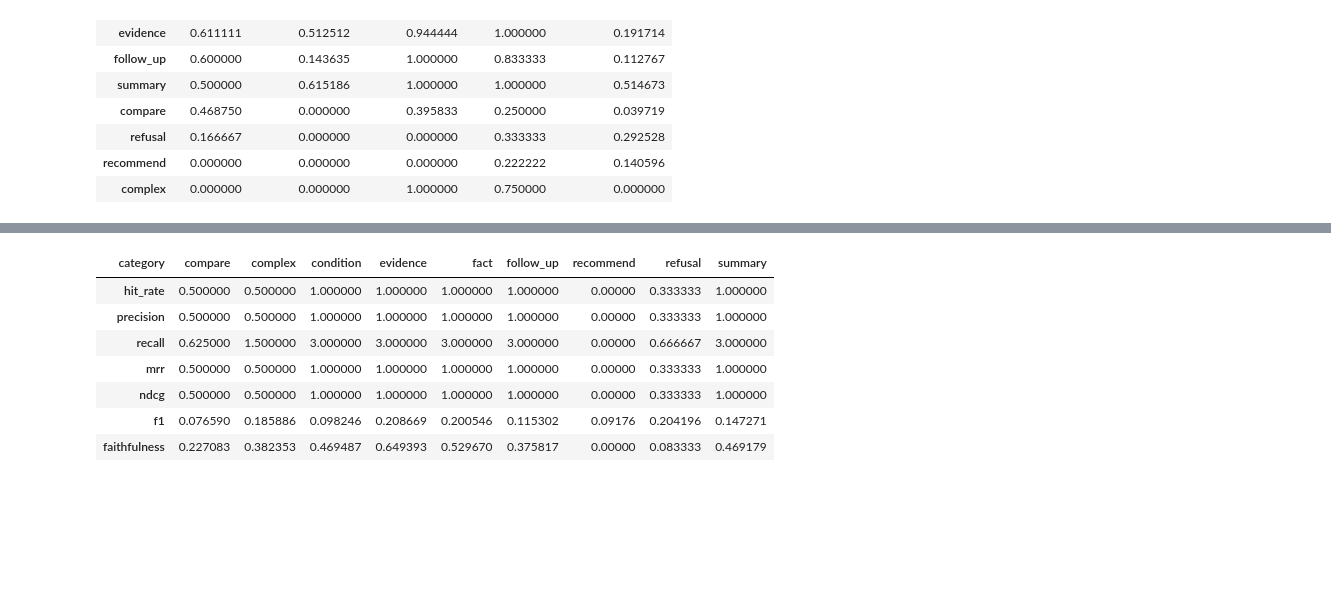
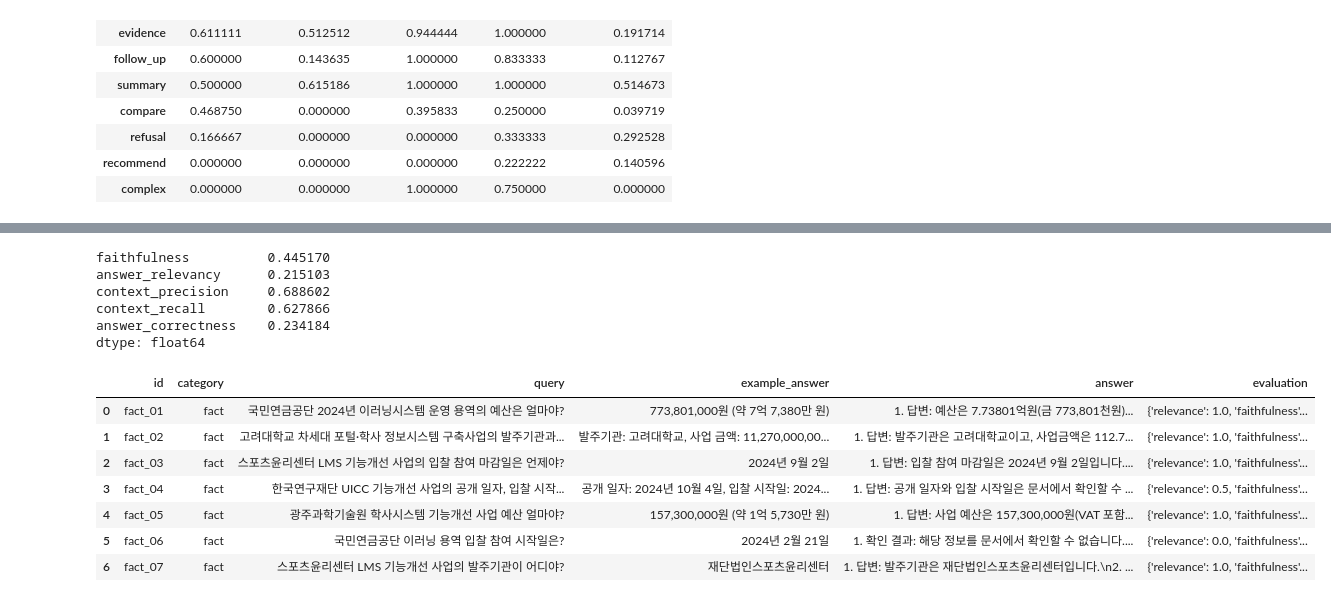
Before and after one commit to BidMind/Bidcoin, a Jupyter notebook: notebooks/03_retrieval_experiments.ipynb, the cells around one changed output, grey strips where cells are left out. Cells and saved outputs as stored; diff of their text form; code cells hidden in the pictures; blank space fills up the shorter version.

```diff
--- a/notebooks/03_retrieval_experiments.ipynb
+++ b/notebooks/03_retrieval_experiments.ipynb
@@ -78,14 +99,21 @@ df_final.to_csv("ragas_scores_by_category.csv", index=False)
+# %%
+df_final.T.mean()
+# %% [output]
+faithfulness          0.445170
+answer_relevancy      0.215103
+context_precision     0.688602
+context_recall        0.627866
+answer_correctness    0.234184
+dtype: float64
 # %%
-df_a = pd.read_json(r"/home/spai0722/Bidcoin/eval_results_20260416_060524.json")
-df_a.drop(columns=['id', 'query', 'example_answer', 'answer'], inplace=True)
-df_b = df_a.groupby('category').apply(lambda x: pd.DataFrame([i for i in x['evaluation']]).fillna(0).mean()).T
-df_b
+df_a = pd.read_json(r"/home/spai0722/Bidcoin/eval_results_20260417_043700.json")
+df_a
 # %% [output]
-| category | compare | complex | condition | evidence | fact | follow_up | recommend | refusal | summary |
-| hit_rate | 0.500000 | 0.500000 | 1.000000 | 1.000000 | 1.000000 | 1.000000 | 0.00000 | 0.333333 | 1.000000 |
-| precision | 0.500000 | 0.500000 | 1.000000 | 1.000000 | 1.000000 | 1.000000 | 0.00000 | 0.333333 | 1.000000 |
-| recall | 0.625000 | 1.500000 | 3.000000 | 3.000000 | 3.000000 | 3.000000 | 0.00000 | 0.666667 | 3.000000 |
-| mrr | 0.500000 | 0.500000 | 1.000000 | 1.000000 | 1.000000 | 1.000000 | 0.00000 | 0.333333 | 1.000000 |
-| ndcg | 0.500000 | 0.500000 | 1.000000 | 1.000000 | 1.000000 | 1.000000 | 0.00000 | 0.333333 | 1.000000 |
-| f1 | 0.076590 | 0.185886 | 0.098246 | 0.208669 | 0.200546 | 0.115302 | 0.09176 | 0.204196 | 0.147271 |
-| faithfulness | 0.227083 | 0.382353 | 0.469487 | 0.649393 | 0.529670 | 0.375817 | 0.00000 | 0.083333 | 0.469179 |
+|  | id | category | query | example_answer | answer | evaluation |
+| 0 | fact_01 | fact | 국민연금공단 2024년 이러닝시스템 운영 용역의 예산은 얼마야? | 773,801,000원 (약 7억 7,380만 원) | 1. 답변: 예산은 7.73801억원(금 773,801천원)... | {'relevance': 1.0, 'faithfulness'... |
+| 1 | fact_02 | fact | 고려대학교 차세대 포털·학사 정보시스템 구축사업의 발주기관과... | 발주기관: 고려대학교, 사업 금액: 11,270,000,00... | 1. 답변: 발주기관은 고려대학교이고, 사업금액은 112.7... | {'relevance': 1.0, 'faithfulness'... |
+| 2 | fact_03 | fact | 스포츠윤리센터 LMS 기능개선 사업의 입찰 참여 마감일은 언제야? | 2024년 9월 2일 | 1. 답변: 입찰 참여 마감일은 2024년 9월 2일입니다.... | {'relevance': 1.0, 'faithfulness'... |
+| 3 | fact_04 | fact | 한국연구재단 UICC 기능개선 사업의 공개 일자, 입찰 시작... | 공개 일자: 2024년 10월 4일, 입찰 시작일: 2024... | 1. 답변: 공개 일자와 입찰 시작일은 문서에서 확인할 수 ... | {'relevance': 0.5, 'faithfulness'... |
+| 4 | fact_05 | fact | 광주과학기술원 학사시스템 기능개선 사업 예산 얼마야? | 157,300,000원 (약 1억 5,730만 원) | 1. 답변: 사업 예산은 157,300,000원(VAT 포함... | {'relevance': 1.0, 'faithfulness'... |
+| 5 | fact_06 | fact | 국민연금공단 이러닝 용역 입찰 참여 시작일은? | 2024년 2월 21일 | 1. 확인 결과: 해당 정보를 문서에서 확인할 수 없습니다.... | {'relevance': 0.0, 'faithfulness'... |
+| 6 | fact_07 | fact | 스포츠윤리센터 LMS 기능개선 사업의 발주기관이 어디야? | 재단법인스포츠윤리센터 | 1. 답변: 발주기관은 재단법인스포츠윤리센터입니다.\n2. ... | {'relevance': 1.0, 'faithfulness'... |
```
Also changed, not shown: parts of 15 cells of this notebook, 4 other files.
